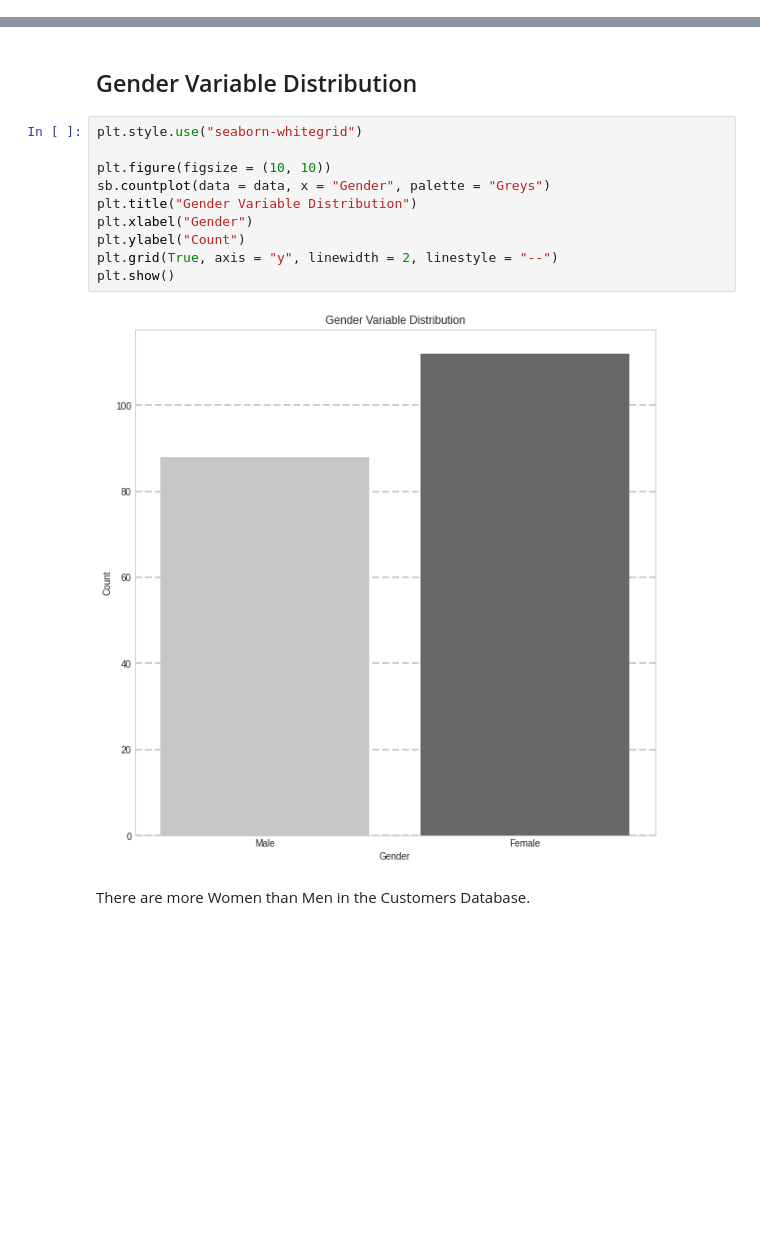
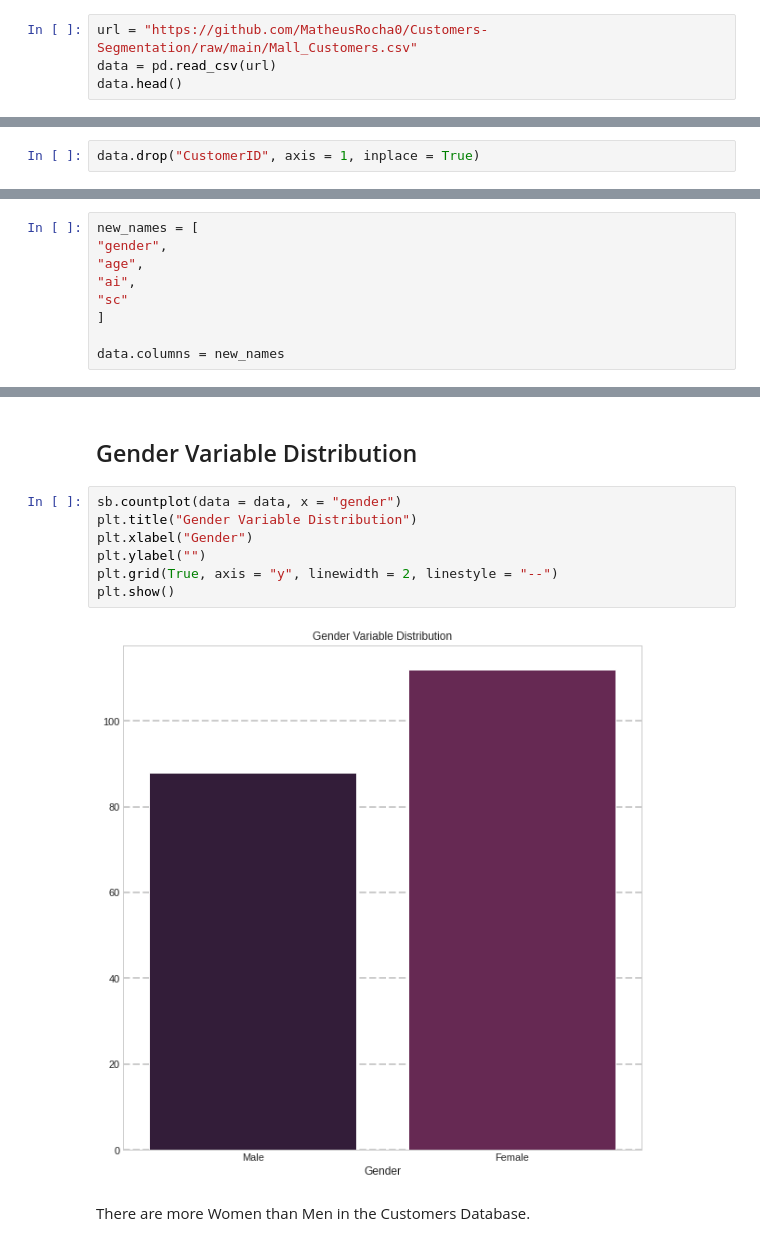
Before and after one commit to MatheusRocha0/Customers-Segmentation, a Jupyter notebook: Customers_Segmentation.ipynb, the cells around one changed output, grey strips where cells are left out. Cells and saved outputs as stored; diff of their text form; blank space fills up the shorter version.

```diff
--- a/Customers_Segmentation.ipynb
+++ b/Customers_Segmentation.ipynb
@@ -38,0 +29,4 @@ data.head()
+# %%
+url = "https://github.com/MatheusRocha0/Customers-Segmentation/raw/main/Mall_Customers.csv"
+data = pd.read_csv(url)
+data.head()
@@ -55,0 +74,2 @@ data.drop_duplicates(inplace = True)
+# %%
+data.drop("CustomerID", axis = 1, inplace = True)
@@ -55,0 +78,9 @@ data.drop_duplicates(inplace = True)
+# %%
+new_names = [
+"gender",
+"age",
+"ai",
+"sc"
+]
+
+data.columns = new_names
@@ -132,17 +162,14 @@ Interesting Things:
 # %% [markdown]
 ## Gender Variable Distribution
 # %%
-plt.style.use("seaborn-whitegrid")
-
-plt.figure(figsize = (10, 10))
-sb.countplot(data = data, x = "Gender", palette = "Greys")
+sb.countplot(data = data, x = "gender")
 plt.title("Gender Variable Distribution")
 plt.xlabel("Gender")
-plt.ylabel("Count")
+plt.ylabel("")
 plt.grid(True, axis = "y", linewidth = 2, linestyle = "--")
 plt.show()
 # %% [output]
-[figure, old version]
+[figure, new version]
 # %% [markdown]
 There are more Women than Men in the Customers Database.
 # %% [markdown]
```
Also changed, not shown: parts of 51 cells of this notebook.
